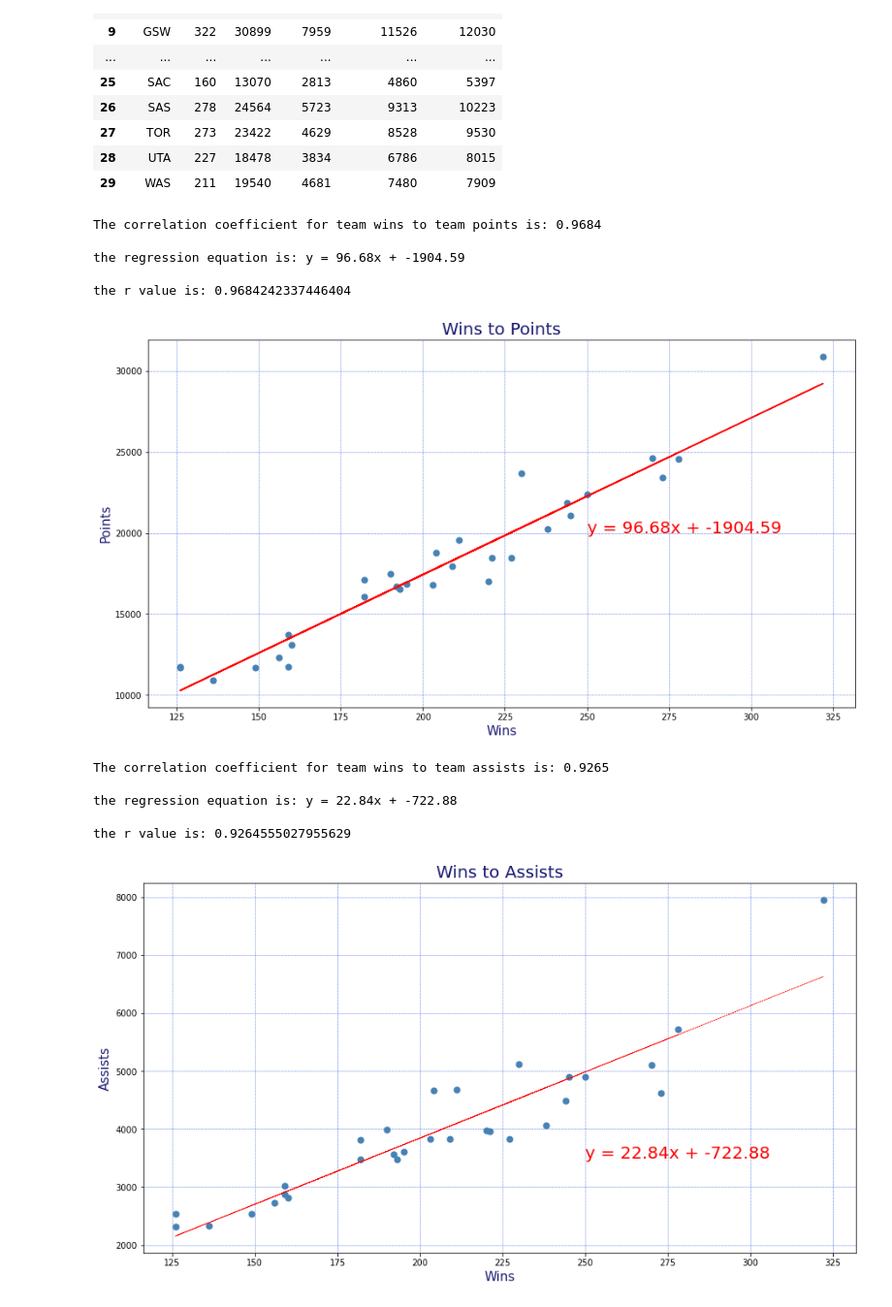
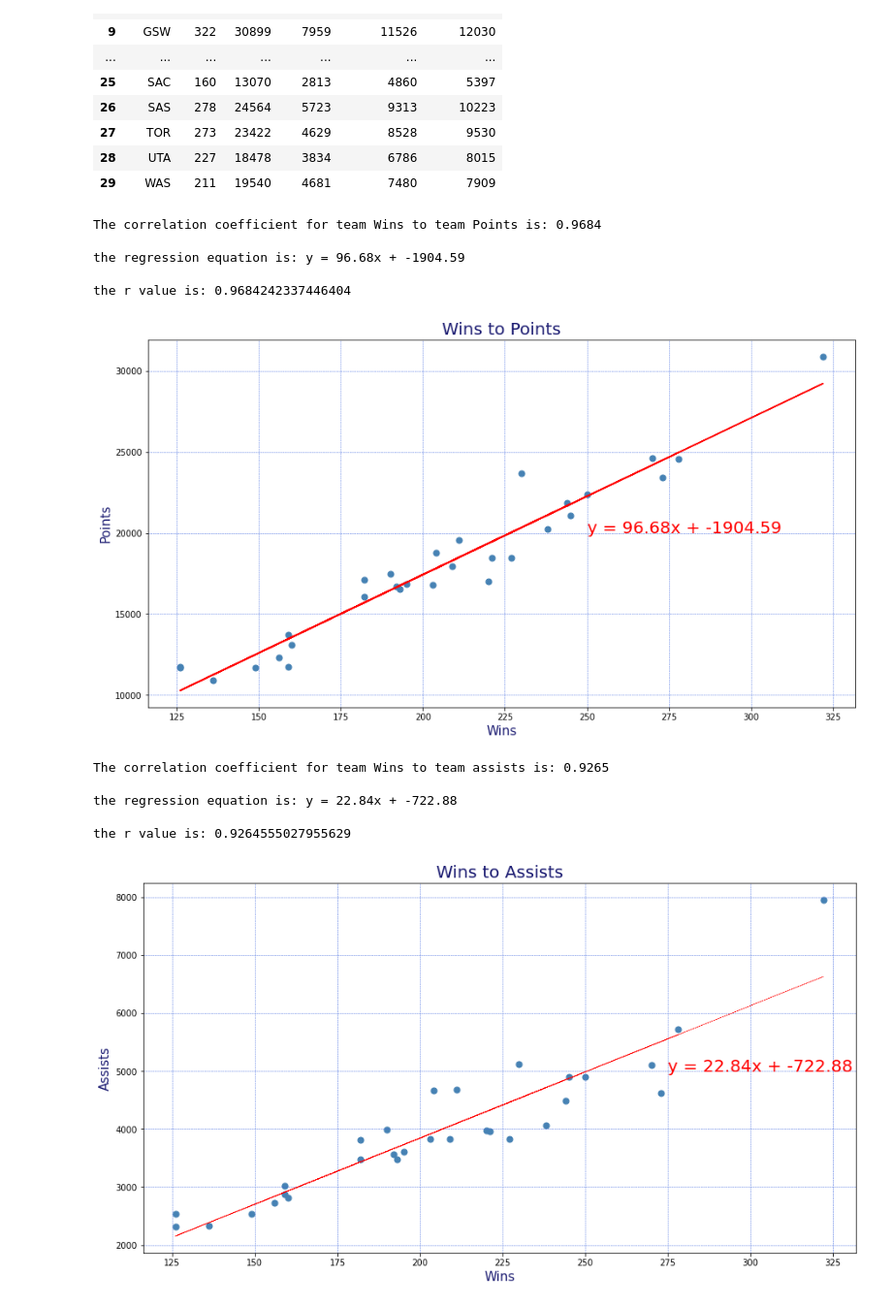
Before and after one commit to lovenalee/Ballers-Project1-Do-You-Really-Know-The-NBA-, a Jupyter notebook: team_traditional_stats.ipynb, the cells around one changed output. Shown at 97% size. Saved outputs shown, nothing was run; the diff lists cells and outputs as text; code cells hidden in the pictures.

```diff
--- a/team_traditional_stats.ipynb
+++ b/team_traditional_stats.ipynb
@@ -68,7 +68,7 @@ traditional_stats
 # Calculate the correlation coefficient and linear regression model for wins vs. points
 correlation_coefficient = round(sts.pearsonr(traditional_stats['Wins'], traditional_stats['Points'])[0],4)
 
-print(f'The correlation coefficient for team wins to team points is: {correlation_coefficient}\n')
+print(f'The correlation coefficient for team Wins to team Points is: {correlation_coefficient}\n')
 
 (slope, intercept, rvalue, pvalue, stderr) = sts.linregress(traditional_stats['Wins'], traditional_stats['Points'])
 regress_values = slope * traditional_stats['Wins'] + intercept
@@ -89,7 +89,7 @@ plt.annotate(equation, xy=(250,20000), fontsize=20, color='red')
 plt.grid(color='royalblue', linestyle='--', linewidth=0.5)
 plt.show()
 # %% [output]
-The correlation coefficient for team wins to team points is: 0.9684
+The correlation coefficient for team Wins to team Points is: 0.9684
 
 the regression equation is: y = 96.68x + -1904.59
 
@@ -98,29 +98,29 @@ the r value is: 0.9684242337446404
 # %%
 # Calculate the correlation coefficient and linear regression model for wins vs. assists
 correlation_coefficient = round(sts.pearsonr(traditional_stats['Wins'], traditional_stats['Assists'])[0],4)
 
-print(f'The correlation coefficient for team wins to team assists is: {correlation_coefficient}\n')
+print(f'The correlation coefficient for team Wins to team assists is: {correlation_coefficient}\n')
 
 (slope, intercept, rvalue, pvalue, stderr) = sts.linregress(traditional_stats['Wins'], traditional_stats['Assists'])
 regress_values = slope * traditional_stats['Wins'] + intercept
 #print(regress_values)
 
 equation = 'y = ' + str(round(slope, 2)) + 'x + ' + str(round(intercept, 2))
 print(f'the regression equation is: {equation}\n')
 print(f'the r value is: {rvalue}\n')
 plt.figure(figsize=(15,8))
 plt.scatter(traditional_stats['Wins'], traditional_stats['Assists'], s=50, c='steelblue')
 plt.plot(traditional_stats['Wins'], regress_values, '--', linewidth=0.5, color='red')
 plt.title('Wins to Assists',fontsize =20, color='midnightblue')
 plt.xlabel('Wins',fontsize=15, color='midnightblue')
 plt.ylabel('Assists',fontsize =15, color='midnightblue')
-plt.annotate(equation, xy=(250,3500), fontsize=20, color='red')
+plt.annotate(equation, xy=(275,5000), fontsize=20, color='red')
 plt.grid(color='royalblue', linestyle='--', linewidth=0.5)
 plt.show()
 # %% [output]
-The correlation coefficient for team wins to team assists is: 0.9265
+The correlation coefficient for team Wins to team assists is: 0.9265
 
 the regression equation is: y = 22.84x + -722.88
 
 the r value is: 0.9264555027955629
-[figure, old version]
+[figure, new version]
```
Also changed, not shown: parts of 3 cells of this notebook.
